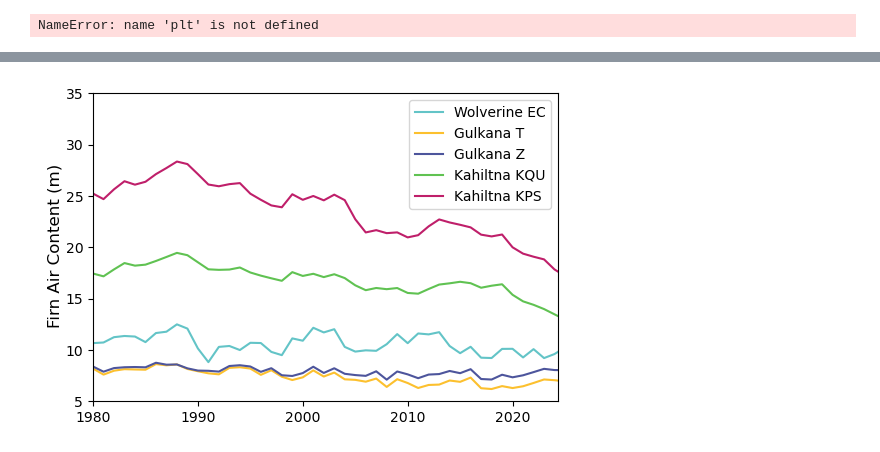
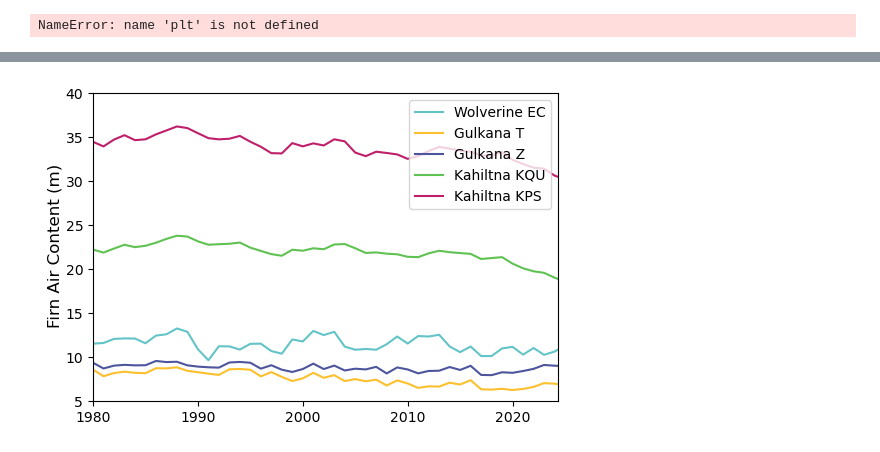
Before and after one commit to clairevwilson/CommunityFirnModel, a Jupyter notebook: CFM_main/firn_project.ipynb, the cells around one changed output, grey strips where cells are left out. Drawn from its saved outputs; the diff is of its cells as text; code cells hidden in the pictures.

Commit message:
multiple runs to calibrate including firn cores

```diff
--- a/CFM_main/firn_project.ipynb
+++ b/CFM_main/firn_project.ipynb
@@ -120,5 +143,8 @@ starting T
 starting Z
 starting KPS
 starting KQU
+# %%
+with open('site_dict_redo.pkl','rb') as f:
+    out_dict = pickle.load(f)
 # %%
 # =================== SENSITIVITY TEST BY SITE FOR NWG SLIDES ===================
@@ -627,0 +683,19 @@ NameError: name 'plt' is not defined
+# %%
+fn = '/trace/group/rounce/cvwilson/Firn/Forcings/{gs}/{gs}_1d_{fstr}_forcings_UPDATED2.csv'
+
+cmap = cmr.iceburn
+norm = mpl.colors.Normalize(vmin=-3, vmax=3)
+
+for gs in ['gulkanaZ','gulkanaT','wolverineEC','kahiltnaKPS','kahiltnaKQU']:
+    fig, axes = plt.subplots(2, sharex=True)
+    for v, var in enumerate(['temp','tp']):
+        if var == 'temp':
+            list_str = ['+0','+0.5','+1','+2']
+        else:
+            list_str = ['x1','x1.05','x1.1','x1.2']
+
+        for i, fstr in enumerate(list_str):
+            df = pd.read_csv(fn.format(gs=gs, fstr=var+fstr), index_col=0, parse_dates=True)
+            c = cmap(norm(i)) if var == 'temp' else cmap(norm(i*-1))
+            axes[v].plot(df.index, df['SMELT'].cumsum(), c=c)
+plt.show()
@@ -658,7 +738,7 @@ for var in ['DIP']:
             max_depth = 25
             # output = h5py.File(base_fp + f'Output/{glacier}{site}/{glacier}{site}_1_0/CFMresults.hdf5')
             if loop_on in ['sites','none']:
-                fstring = 'sitecal'
+                fstring = 'temp+0' # 'sitecal'
             elif loop_on == 'surftemp':
                 val_string = f_string = 'temp+'+str(val) if val > 0 else str(val)
                 # fstring = 'TS' + str(val_string)
@@ -666,7 +746,7 @@ for var in ['DIP']:
                 fstring = 'temp+'+str(val)
             elif loop_on =='accum':
                 fstring = str(val)
-            output = h5py.File(base_fp + f'Output/{glacier}{site}/{glacier}{site}_{fstring}/CFMresults.hdf5')
+            output = h5py.File(base_fp + f'Output/{glacier}{site}/{glacier}{site}_{fstring}_redo2/CFMresults.hdf5')
 
             # get times and data into the correct format
             times = np.array(from_decimal_year(output['density'][1:, 0]))
@@ -683,35 +763,35 @@ for var in ['DIP']:
             elif var != 'refreeze_ratio' and plot_type == 'annual':
                 df = pd.DataFrame({var: var_data}, index=times)
                 if var in ['meltvol','refreeze','runoff']:
                     df = df.resample('YS').sum()
                 else:
                     df = df.loc[pd.date_range(times[0], times[-1],freq='YS')]
                 var_data = df.values
                 times = df.index
 
             if loop_on == 'none' or loop_on == 'sites':
                 c = 'k'
             else:
                 c=cmap(norm(i))
             ax.plot(times, var_data, c=site_colors[site], label=glacier.capitalize() + ' '+site)
             # ax.set_ylim(0, 1.2)
             lstring = fstring + 'C' if 'temp' in loop_on else fstring
             if ax == axes[0] and loop_on not in ['sites','none']:
                 axes[-1].plot(np.nan, np.nan, c=c, label=lstring)
                 axes[-1].legend(loc='center',title=f'Varying {loop_on}')
                 axes[-1].axis('off')
             ax.set_xlim(pd.to_datetime('1981-04-20'), pd.to_datetime('2024-05-01'))
             ax.set_xticks(pd.date_range(times[0], times[-1], freq='10YS'))
             ax.xaxis.set_major_formatter(mpl.dates.DateFormatter('%Y'))
         # ax.set_title(f'{glacier.capitalize()} {site}')
         ax.legend()
-        ax.set_ylim(5, 35)
+        ax.set_ylim(5, 40)
     title = plot_type.capitalize()+' '+var_labels[var] if var != 'DIP' else var_labels[var]
     fig.supylabel(title,x=0.05)
     plt.savefig(base_fp+f'Figs/CFM_site_comparison_{var}_varying{loop_on}.png', dpi=200, bbox_inches='tight')
     plt.show()
 # %% [output]
-[figure, old version]
+[figure, new version]
 # %%
 # =================== ANIMATION FOR EC ===================
 # site = 'EC'
```
Also changed, not shown: parts of 8 cells of this notebook, 6 other files.
